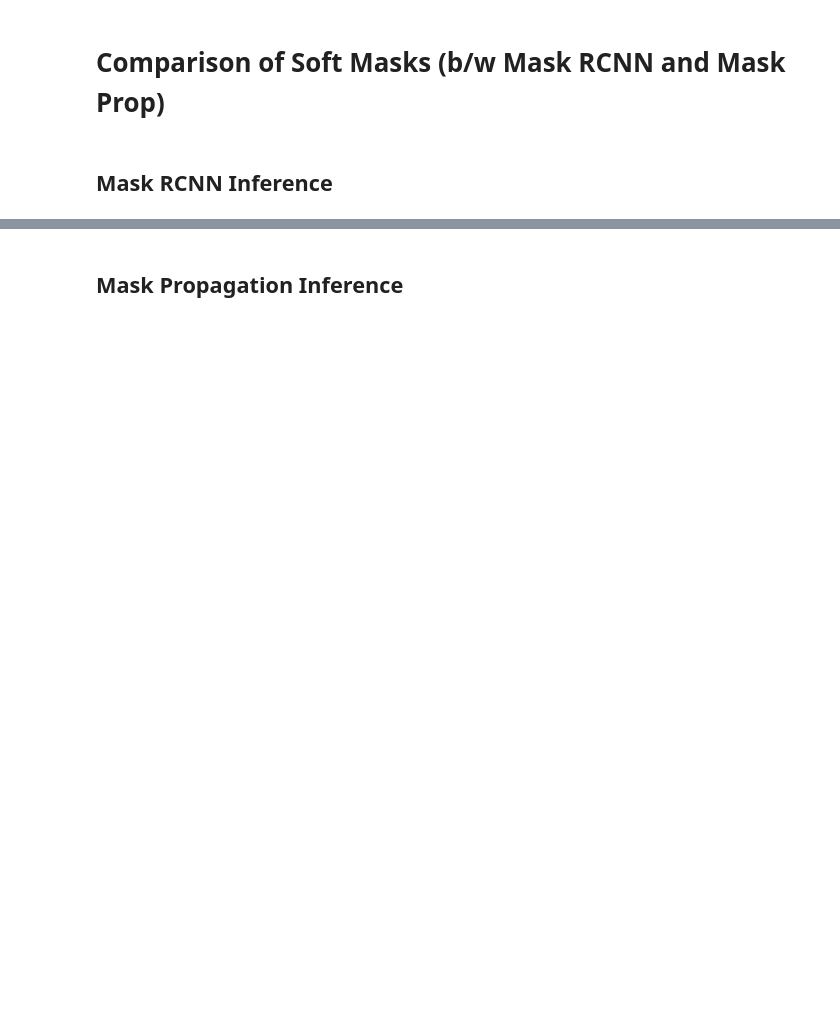
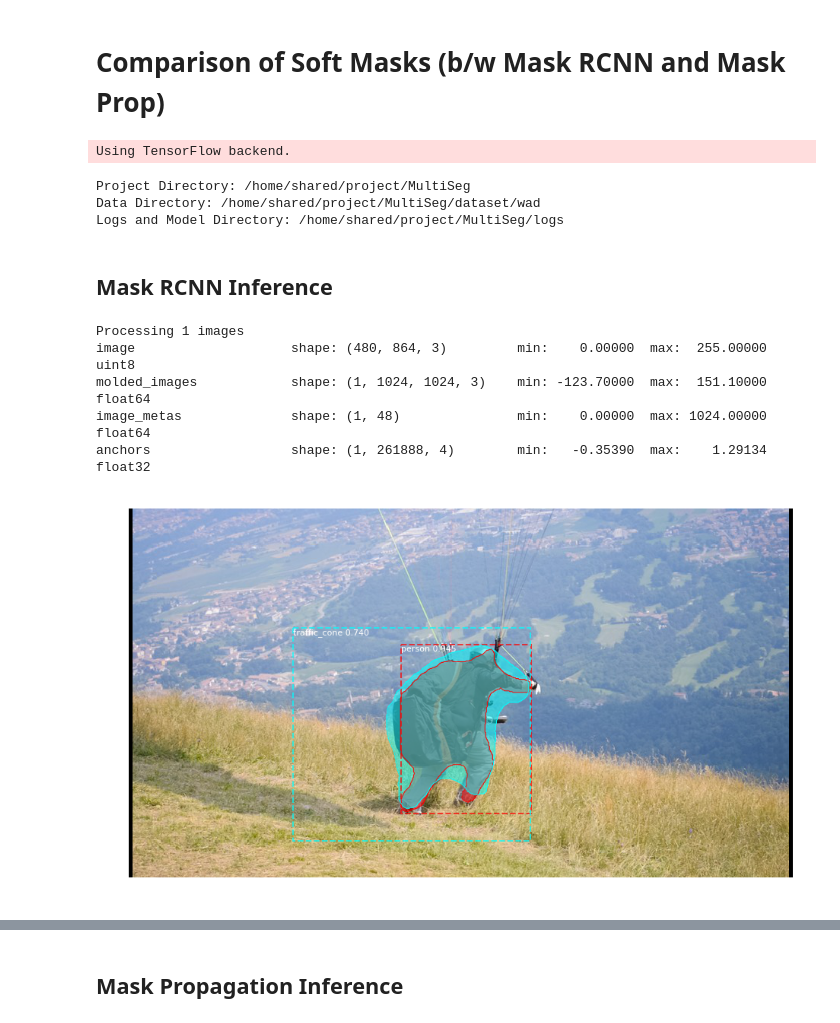
Before and after one commit to umd-fire-coml/MultiSeg, a Jupyter notebook: evaluate/inspect_soft_masks.ipynb, the cells around one changed output, grey strips where cells are left out. Drawn from its saved outputs; the diff is of its cells as text; code cells hidden in the pictures; blank space fills up the shorter version.

Commit message:
full inspection notebook for mask comparison

```diff
--- a/evaluate/inspect_soft_masks.ipynb
+++ b/evaluate/inspect_soft_masks.ipynb
@@ -16,24 +16,25 @@ sess = tf.Session(config=tf.ConfigProto(gpu_options=gpu_options))
 from image_seg.model import MaskRCNN
 from mask_prop.mask_propagation import MaskPropagation
 
-# Root directory of the project
-ROOT_DIR = os.path.abspath("../")
-print('Project Directory: {}'.format(ROOT_DIR))
-
-# Root directory of the dataset
-DATA_DIR = os.path.join(ROOT_DIR, "dataset/wad")
-print('Data Directory: {}'.format(DATA_DIR))
-
-# Directory to save logs and trained model
-LOGS_DIR = os.path.join(ROOT_DIR, "logs")
-print('Logs and Model Directory: {}'.format(LOGS_DIR))
+# directories & files
+logs_dir = '../logs'
+davis_dataset_root = '../../data/DAVIS'
+mrcnn_weights_path = '../../MaskTrack_RCNN/INITIAL_TRAINING_LOGS/wad20180712T0357_RUN2_ALL/mask_rcnn_wad_0020.h5'
+pwc_net_weights_path = '../opt_flow/pwc_net.pth.tar'
+mp_weights_path = '../mask_prop/davis_unet_weights.h5'
+# %% [output]
+Using TensorFlow backend.
+Project Directory: /home/shared/project/MultiSeg
+Data Directory: /home/shared/project/MultiSeg/dataset/wad
+Logs and Model Directory: /home/shared/project/MultiSeg/logs
 # %%
 from train.davis_data import MaskPropDavisDataset
 from skimage.io import imread
+from mask_prop.mask_propagation import pad_image
 
-dataset = MaskPropDavisDataset("../../data/DAVIS", "480p", val_videos=[
+dataset = MaskPropDavisDataset(davis_dataset_root, "480p", val_videos=[
     "car-shadow", "breakdance", "camel", "scooter-black", "libby", "drift-straight"
 ])
 
 img_prev, img_curr, mask_prev, mask_curr =\
-    list(map(pad_image, map(imread, dataset.get_random_pair(val=False))))
+    list(map(pad_image, map(imread, dataset.get_random_pair(val=False, random_state=17))))
@@ -42,25 +54,30 @@ img_prev, img_curr, mask_prev, mask_curr =\
 # %%
 from image_seg import visualize
 from train.wad_data import WadConfig, index_to_class_names
 
 
 # WAD Configuration
 class WADInferenceConfig(WadConfig):
     BATCH_SIZE = 1
     IMAGES_PER_GPU = 1
     DETECTION_MIN_CONFIDENCE = 0
 
 
 wad_config = WADInferenceConfig()
 
-MODEL_WEIGHTS_PATH = os.path.join(LOGS_DIR, 'wad20180621T1404/mask_rcnn_wad_0001.h5')
+# Create model in inference mode
+mrcnn = MaskRCNN(mode='inference', config=wad_config, model_dir=logs_dir)
 
-# Create model in inference mode
-mrcnn = MaskRCNN(mode="inference", config=wad_config, model_dir=LOGS_DIR)
-
-mrcnn.load_weights(MODEL_WEIGHTS_PATH, by_name=True)
+mrcnn.load_weights(mrcnn_weights_path, by_name=True)
 
 results = mrcnn.detect([img_curr], verbose=1)[0]
 
 visualize.display_instances(img_curr, results['rois'], results['masks'], results['class_ids'],
                             index_to_class_names, results['scores'])
+# %% [output]
+Processing 1 images
+image                    shape: (480, 864, 3)         min:    0.00000  max:  255.00000  uint8
+molded_images            shape: (1, 1024, 1024, 3)    min: -123.70000  max:  151.10000  float64
+image_metas              shape: (1, 48)               min:    0.00000  max: 1024.00000  float64
+anchors                  shape: (1, 261888, 4)        min:   -0.35390  max:    1.29134  float32
+[figure, added]
```
Also changed, not shown: parts of 4 cells of this notebook.
